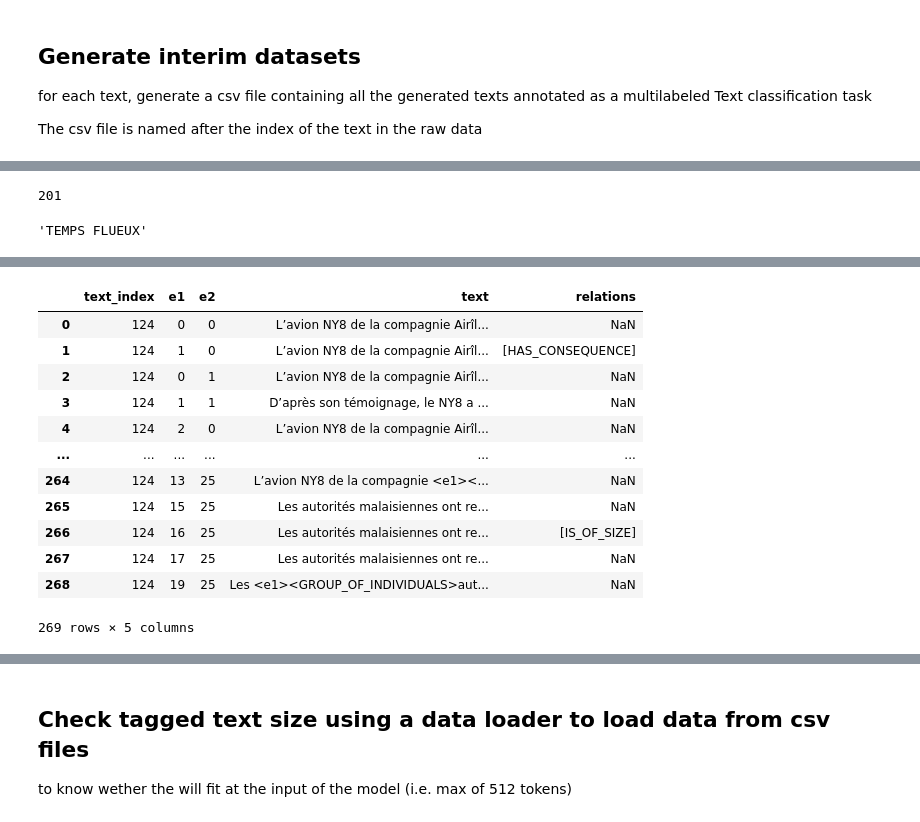
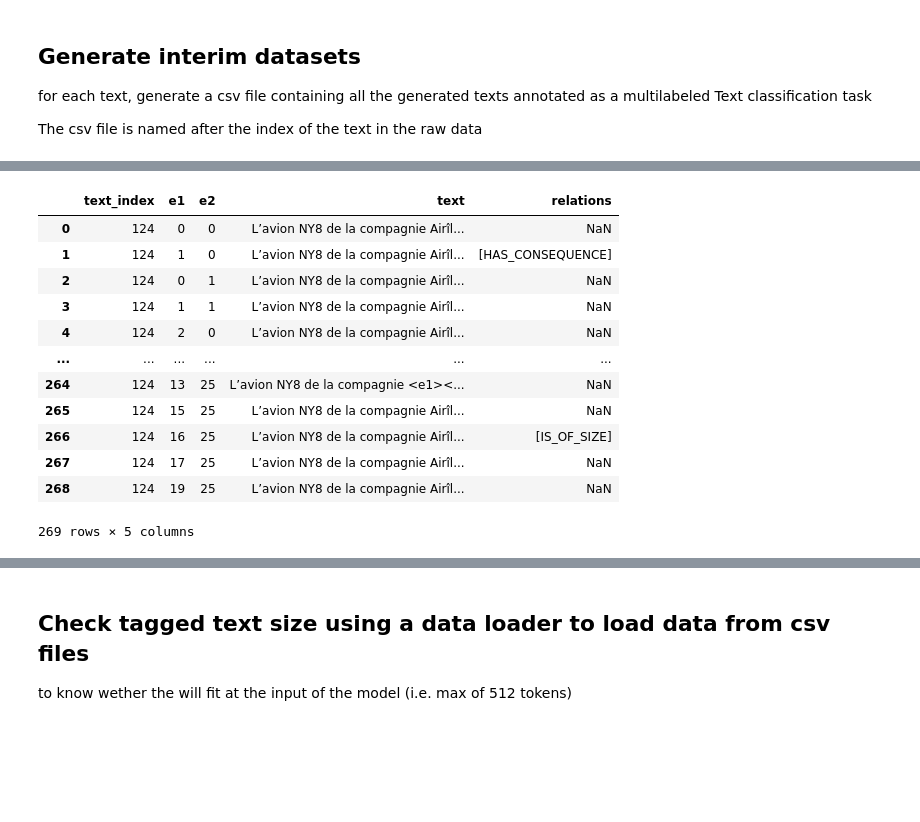
Before and after one commit to lengocluyen/relation_extraction_textmine25, a Jupyter notebook: defi_textmine_2025/eda.ipynb, the cells around one changed output, grey strips where cells are left out. Cells and saved outputs as stored; diff of their text form; code cells hidden in the pictures; blank space fills up the shorter version.

```diff
--- a/defi_textmine_2025/eda.ipynb
+++ b/defi_textmine_2025/eda.ipynb
@@ -1014,20 +998,10 @@ logging.info(f"{t2=}")
-# %%
-len((t1 + t2).split())
-# %% [output]
-201
-# %%
-from googletrans import Translator
-translator = Translator()
-translator.translate('FUZZY TIME'.replace("_", " "), src="en", dest="fr").text
-# %% [output]
-'TEMPS FLUEUX'
 # %%
 generated_data_dir_path = os.path.join(INTERIM_DIR, "multilabel_tagged_text_dataset")
 # assert not os.path.exists(
 #     generated_data_dir_path
 # ), f"You must delete this folder first {generated_data_dir_path}!"
 
-data_generator = TextToMultiLabelDataGenerator(excluded_entity_pairs=excluded_entity_pairs, do_remove_sentence_without_entities=True)
+data_generator = TextToMultiLabelDataGenerator(excluded_entity_pairs=excluded_entity_pairs)
 
 for split_name, clean_df in zip(
     ["test", "train"],
@@ -1054,15 +1028,15 @@ multilabel_data
 |  | text_index | e1 | e2 | text | relations |
 | 0 | 124 | 0 | 0 | L’avion NY8 de la compagnie Airîl... | NaN |
 | 1 | 124 | 1 | 0 | L’avion NY8 de la compagnie Airîl... | [HAS_CONSEQUENCE] |
 | 2 | 124 | 0 | 1 | L’avion NY8 de la compagnie Airîl... | NaN |
-| 3 | 124 | 1 | 1 | D’après son témoignage, le NY8 a ... | NaN |
+| 3 | 124 | 1 | 1 | L’avion NY8 de la compagnie Airîl... | NaN |
 | 4 | 124 | 2 | 0 | L’avion NY8 de la compagnie Airîl... | NaN |
 | ... | ... | ... | ... | ... | ... |
 | 264 | 124 | 13 | 25 | L’avion NY8 de la compagnie <e1><... | NaN |
-| 265 | 124 | 15 | 25 | Les autorités malaisiennes ont re... | NaN |
-| 266 | 124 | 16 | 25 | Les autorités malaisiennes ont re... | [IS_OF_SIZE] |
-| 267 | 124 | 17 | 25 | Les autorités malaisiennes ont re... | NaN |
-| 268 | 124 | 19 | 25 | Les <e1><GROUP_OF_INDIVIDUALS>aut... | NaN |
+| 265 | 124 | 15 | 25 | L’avion NY8 de la compagnie Airîl... | NaN |
+| 266 | 124 | 16 | 25 | L’avion NY8 de la compagnie Airîl... | [IS_OF_SIZE] |
+| 267 | 124 | 17 | 25 | L’avion NY8 de la compagnie Airîl... | NaN |
+| 268 | 124 | 19 | 25 | L’avion NY8 de la compagnie Airîl... | NaN |
 269 rows × 5 columns
 # %%
 multilabel_data.iloc[1].text
```
Also changed, not shown: parts of 24 cells of this notebook, 3 other files.
